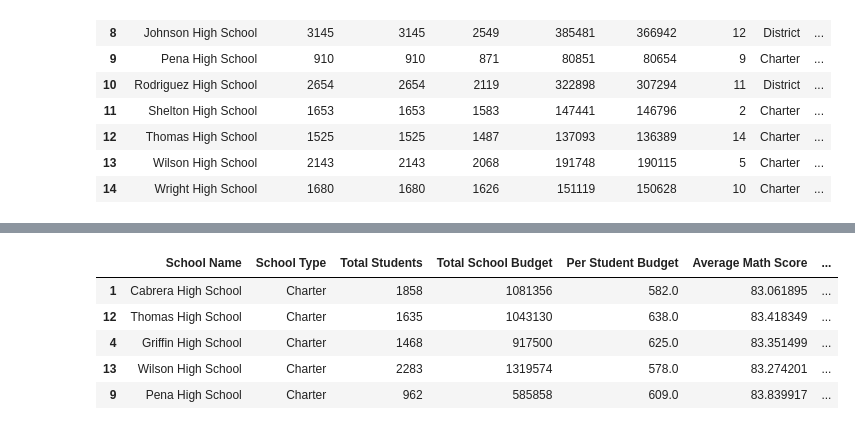
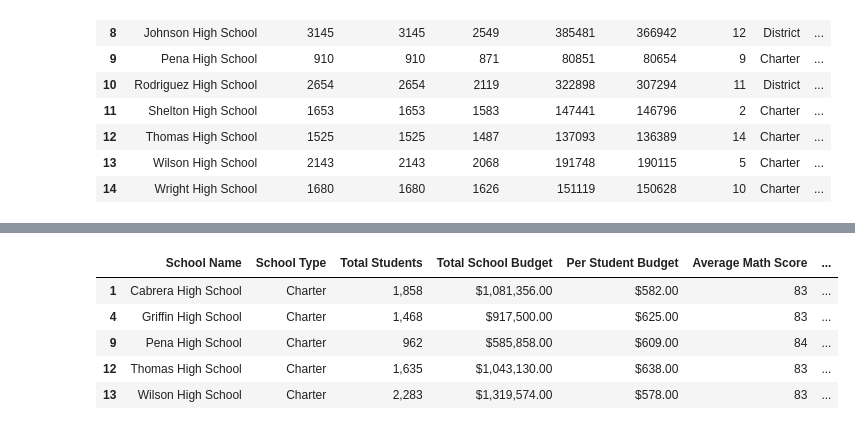
Before and after one commit to andersonmalloryk/pandas-challenge, a Jupyter notebook: PyCitySchools/PyCitySchools.ipynb, the cells around one changed output, grey strips where cells are left out. Cells and saved outputs as stored; diff of their text form; code cells hidden in the pictures.

Commit message:
formatting added for first three summary tables

```diff
--- a/PyCitySchools/PyCitySchools.ipynb
+++ b/PyCitySchools/PyCitySchools.ipynb
@@ -117,6 +125,15 @@ best_worst_df["pass_math_pct"] = best_worst_df["pass_math"] / best_worst_df["siz
 # %%
 #add column with % passing both
 best_worst_df["pass_both_pct"] = best_worst_df["pass_both"] / best_worst_df["size"] *100
+# %%
+best_worst_df["budget"] = best_worst_df["budget"].astype(float).map("${:,.2f}".format)
+best_worst_df["per_student_budget"] = best_worst_df["per_student_budget"].astype(float).map("${:,.2f}".format)
+best_worst_df["size"] = best_worst_df["size"].map("{:,}".format)
+best_worst_df["average_math"] = best_worst_df["average_math"].map("{:.0f}".format)
+best_worst_df["average_reading"] = best_worst_df["average_reading"].map("{:.0f}".format)
+best_worst_df["pass_math_pct"] = best_worst_df["pass_math_pct"].map("{:.0f}%".format)
+best_worst_df["pass_reading_pct"] = best_worst_df["pass_reading_pct"].map("{:.0f}%".format)
+best_worst_df["pass_both_pct"] = best_worst_df["pass_both_pct"].map("{:.0f}%".format)
 # %%
 #rename headers School Name, School Type, Total Students, Total School Budget, Per Student Budget
 #Average Math Score, Average Reading Score, % Passing Math (The percentage of students that passed math.)
@@ -138,3 +155,5 @@ final_best_worst_df = rename_best_worst_df[["School Name", "School Type",
                                              "Per Student Budget", "Average Math Score",
                                              "Average Reading Score", "% Passing Math",
                                              "% Passing Reading","% Overall Passing"]]
+# %%
+final_best_worst_df.set_index("School Name")
@@ -141,14 +178,15 @@ final_best_worst_df = rename_best_worst_df[["School Name", "School Type",
 # %%
 #to sort from highest to lowest ascending=False must be passed in
 best_df = final_best_worst_df.sort_values("% Overall Passing",ascending=False)
+best_df.set_index("School Name")
 best_df.head(5)
 # %% [output]
 |  | School Name | School Type | Total Students | Total School Budget | Per Student Budget | Average Math Score | ... |
-| 1 | Cabrera High School | Charter | 1858 | 1081356 | 582.0 | 83.061895 | ... |
-| 12 | Thomas High School | Charter | 1635 | 1043130 | 638.0 | 83.418349 | ... |
-| 4 | Griffin High School | Charter | 1468 | 917500 | 625.0 | 83.351499 | ... |
-| 13 | Wilson High School | Charter | 2283 | 1319574 | 578.0 | 83.274201 | ... |
-| 9 | Pena High School | Charter | 962 | 585858 | 609.0 | 83.839917 | ... |
+| 1 | Cabrera High School | Charter | 1,858 | $1,081,356.00 | $582.00 | 83 | ... |
+| 4 | Griffin High School | Charter | 1,468 | $917,500.00 | $625.00 | 83 | ... |
+| 9 | Pena High School | Charter | 962 | $585,858.00 | $609.00 | 84 | ... |
+| 12 | Thomas High School | Charter | 1,635 | $1,043,130.00 | $638.00 | 83 | ... |
+| 13 | Wilson High School | Charter | 2,283 | $1,319,574.00 | $578.00 | 83 | ... |
 # %%
 #sort the schools by ascending order and display the top five bottom performing schools by overall passing
 worst_df = final_best_worst_df.sort_values("% Overall Passing",ascending=True)
```
Also changed, not shown: parts of 5 cells of this notebook.
